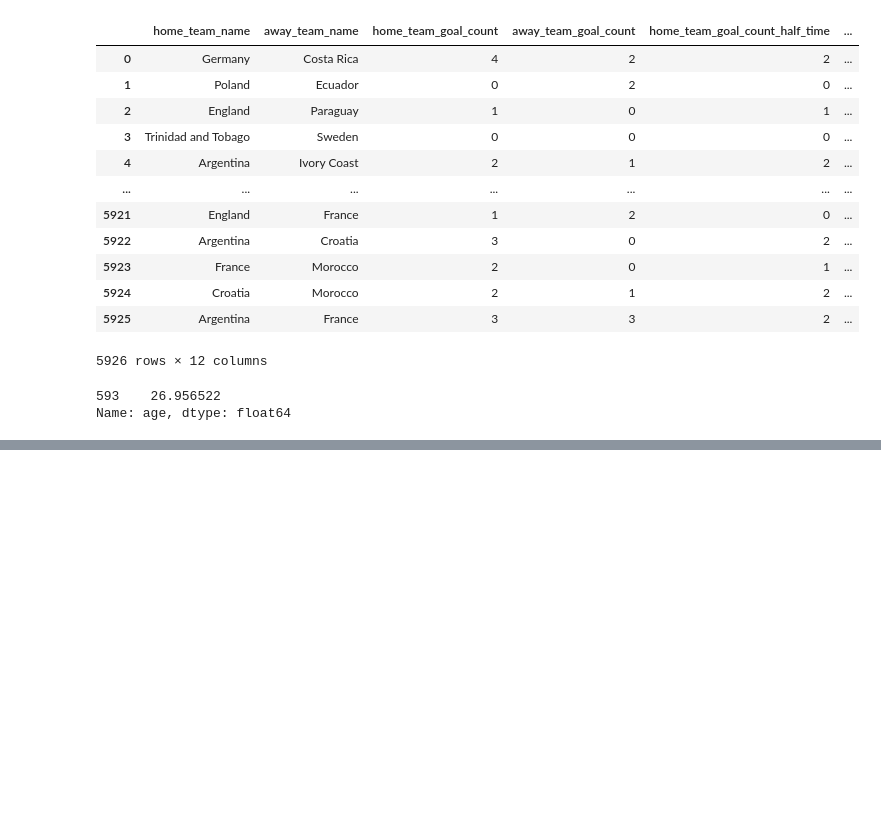
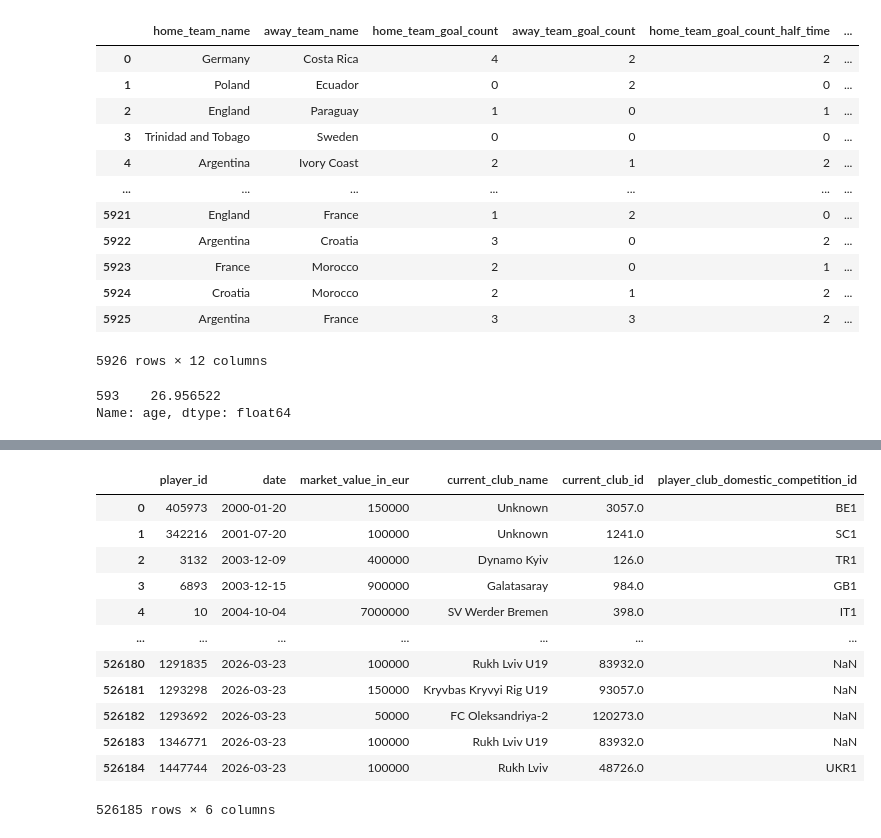
Before and after one commit to yacinemebarki/world_cup_2026_live_prediction, a Jupyter notebook: model_dataExploration/model.ipynb, the cells around one changed output, grey strips where cells are left out. Saved outputs shown, nothing was run; the diff lists cells and outputs as text; code cells hidden in the pictures; blank space fills up the shorter version.

```diff
--- a/model_dataExploration/model.ipynb
+++ b/model_dataExploration/model.ipynb
@@ -390,0 +461,16 @@ matches=matches.drop(columns=["match_number","index"])
+# %%
+df_value
+# %% [output]
+|  | player_id | date | market_value_in_eur | current_club_name | current_club_id | player_club_domestic_competition_id |
+| 0 | 405973 | 2000-01-20 | 150000 | Unknown | 3057.0 | BE1 |
+| 1 | 342216 | 2001-07-20 | 100000 | Unknown | 1241.0 | SC1 |
+| 2 | 3132 | 2003-12-09 | 400000 | Dynamo Kyiv | 126.0 | TR1 |
+| 3 | 6893 | 2003-12-15 | 900000 | Galatasaray | 984.0 | GB1 |
+| 4 | 10 | 2004-10-04 | 7000000 | SV Werder Bremen | 398.0 | IT1 |
+| ... | ... | ... | ... | ... | ... | ... |
+| 526180 | 1291835 | 2026-03-23 | 100000 | Rukh Lviv U19 | 83932.0 | NaN |
+| 526181 | 1293298 | 2026-03-23 | 150000 | Kryvbas Kryvyi Rig U19 | 93057.0 | NaN |
+| 526182 | 1293692 | 2026-03-23 | 50000 | FC Oleksandriya-2 | 120273.0 | NaN |
+| 526183 | 1346771 | 2026-03-23 | 100000 | Rukh Lviv U19 | 83932.0 | NaN |
+| 526184 | 1447744 | 2026-03-23 | 100000 | Rukh Lviv | 48726.0 | UKR1 |
+526185 rows × 6 columns
```
Also changed, not shown: parts of 18 cells of this notebook, 2 other files.
